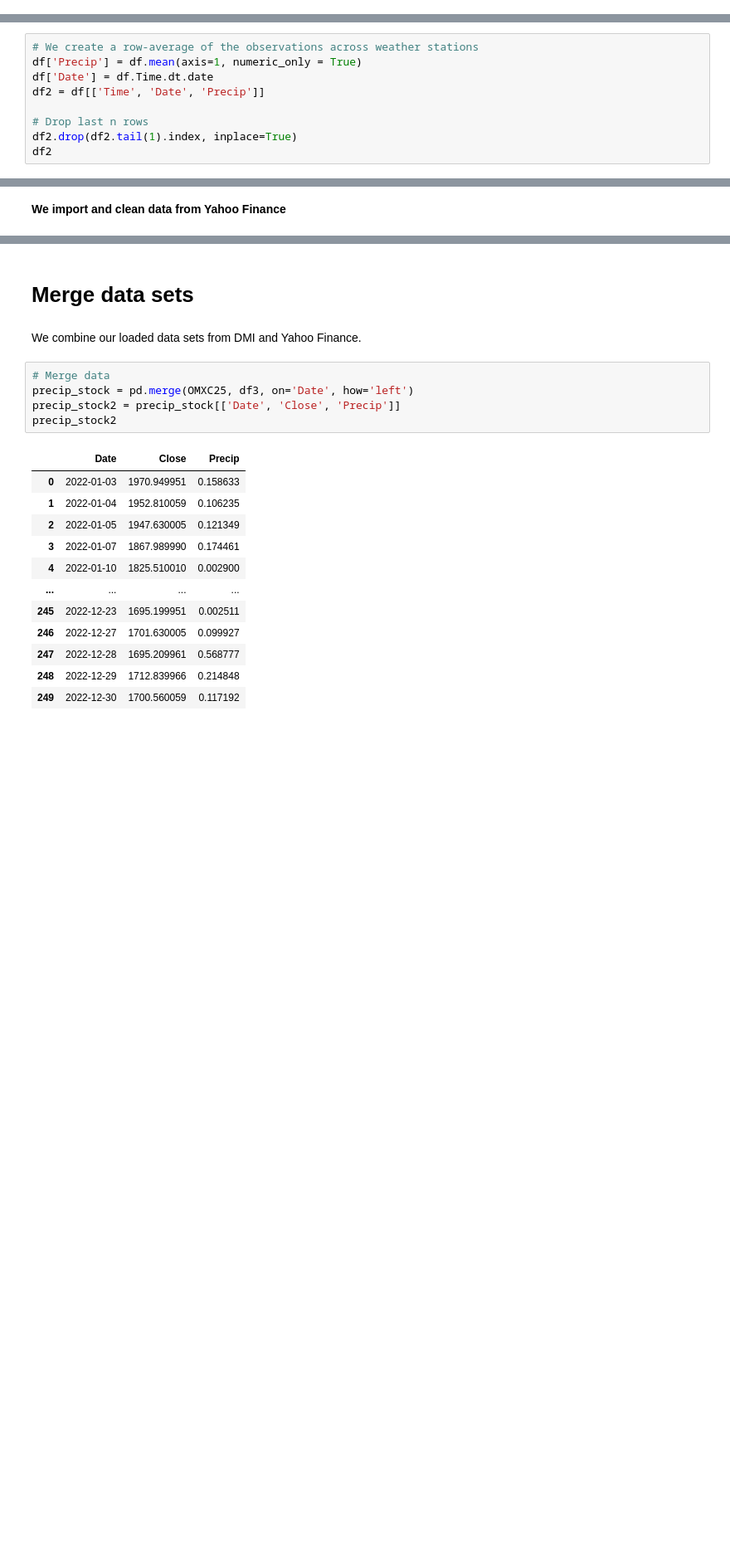
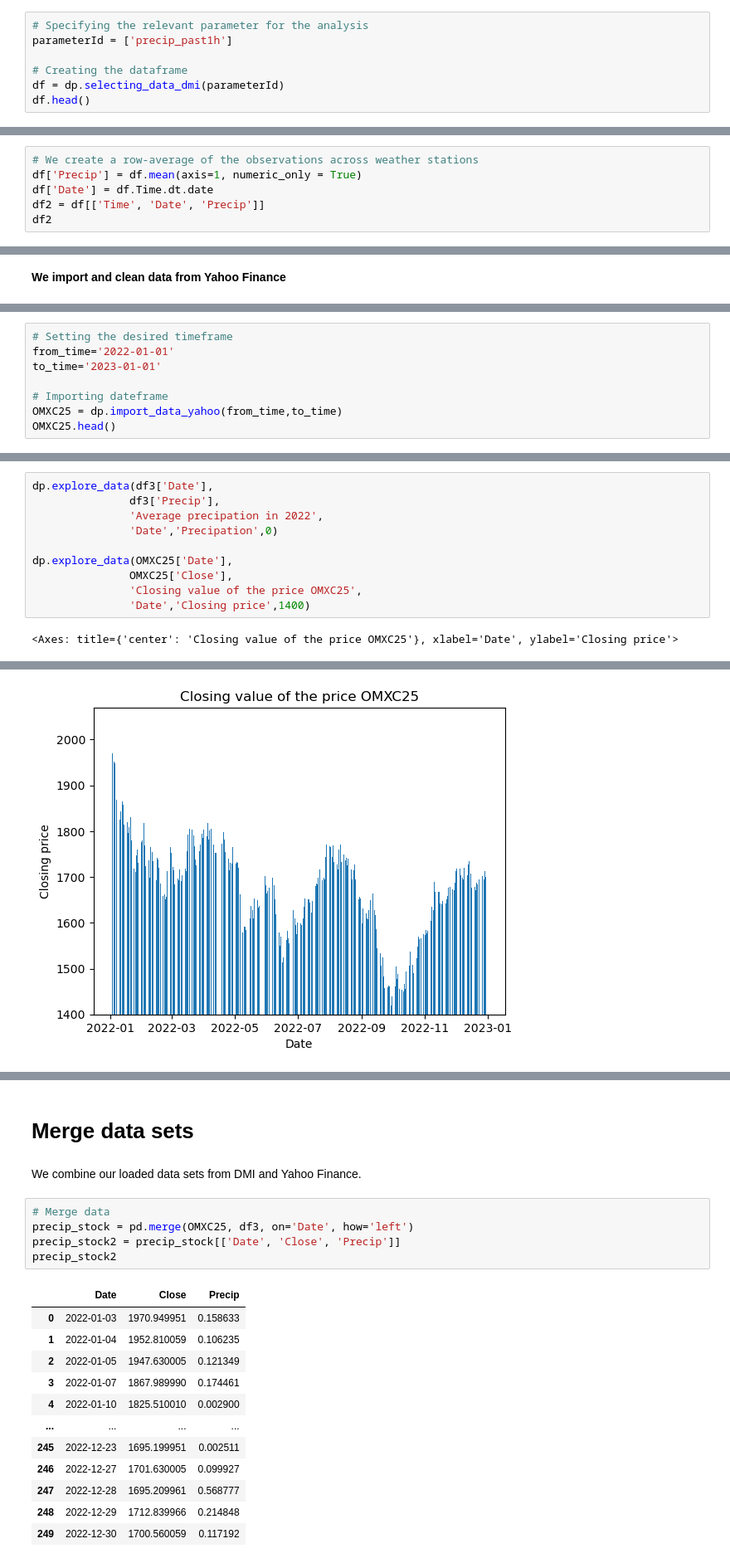
Before and after one commit to NumEconCopenhagen/projects-2023-jos-p-og-tex, a Jupyter notebook: dataproject/dataproject.ipynb, the cells around one changed output, grey strips where cells are left out. Shown at 83% size. Drawn from its saved outputs; the diff is of its cells as text; blank space fills up the shorter version.

```diff
--- a/dataproject/dataproject.ipynb
+++ b/dataproject/dataproject.ipynb
@@ -217,0 +108,7 @@ df.head()
+# %%
+# Specifying the relevant parameter for the analysis
+parameterId = ['precip_past1h']
+
+# Creating the dataframe
+df = dp.selecting_data_dmi(parameterId)
+df.head()
@@ -224,8 +127,5 @@ To simplify the data we calculate the average of precipitation across all select
 df['Precip'] = df.mean(axis=1, numeric_only = True)
 df['Date'] = df.Time.dt.date
 df2 = df[['Time', 'Date', 'Precip']]
-
-# Drop last n rows
-df2.drop(df2.tail(1).index, inplace=True)
 df2
 # %% [output]
@@ -335,0 +188,8 @@ OMXC25
+# %%
+# Setting the desired timeframe
+from_time='2022-01-01'
+to_time='2023-01-01'
+
+# Importing dateframe
+OMXC25 = dp.import_data_yahoo(from_time,to_time)
+OMXC25.head()
@@ -337,0 +209,12 @@ As can be seen from the table above, there are 250 observations/days where a clo
+# %%
+dp.explore_data(df3['Date'],
+               df3['Precip'],
+               'Average precipation in 2022',
+               'Date','Precipation',0)
+
+dp.explore_data(OMXC25['Date'],
+               OMXC25['Close'],
+               'Closing value of the price OMXC25',
+               'Date','Closing price',1400)
+# %% [output]
+<Axes: title={'center': 'Closing value of the price OMXC25'}, xlabel='Date', ylabel='Closing price'>
@@ -337,0 +222 @@ As can be seen from the table above, there are 250 observations/days where a clo
+[figure, added]
```
Also changed, not shown: parts of 69 cells of this notebook, 1 other file.
